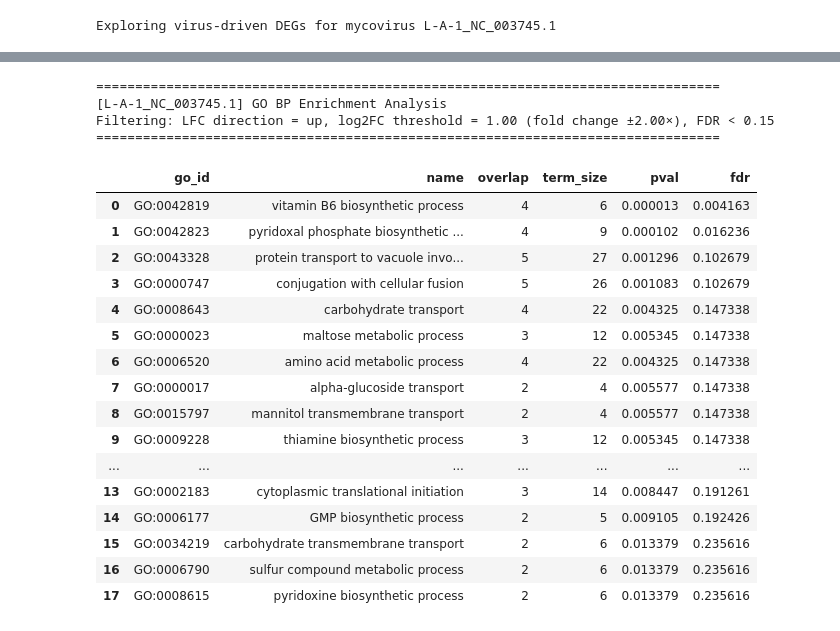
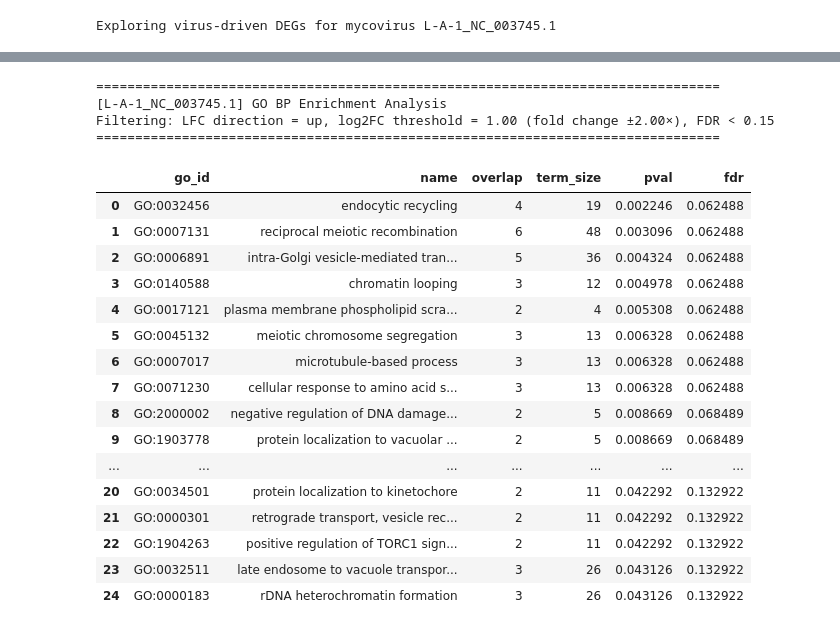
Before and after one commit to irahorecka/yeastvirome, a Jupyter notebook: jupyter/lmm.ipynb, the cells around one changed output, grey strips where cells are left out. Drawn from its saved outputs; the diff is of its cells as text; code cells hidden in the pictures.

```diff
--- a/jupyter/lmm.ipynb
+++ b/jupyter/lmm.ipynb
@@ -881,17 +1317,12 @@ virus = viruses[0]
 print(f"Exploring virus-driven DEGs for mycovirus {virus}")
 
 # Build metadata
-meta = build_metadata(
-    virome_path="data/virome250531.tsv",
-    virus=virus,
-    min_rpm=5,
-    clade_path="data/strain_ecodata.csv",
-)
+meta = build_metadata("data/virome250531.tsv", virus=virus, background="none", min_rpm=5.0)
 # %% [output]
 Exploring virus-driven DEGs for mycovirus L-A-1_NC_003745.1
 # %%
 # Filter clades with fewer than N members
-min_clade_members = 3
+min_clade_members = 2
 valid_clades = meta["clade"].value_counts()[lambda x: x >= min_clade_members].index
 meta = meta[meta["clade"].isin(valid_clades)]
 
@@ -914,8 +1345,11 @@ results_orfs.head()
 enriched = enrich_lmm_results(results_orfs, SYS2STD, SYS2DESC)
 enriched = enriched.sort_values("beta", ascending=False)
 
+# Define filter direction
+LFC_DIRECTION = 'down'
+
 # Apply filtering
-filtered = filter_enriched(enriched, lfc_filter="up", fdr_thresh=0.25, lfc_cutoff=0.0)
+filtered = filter_enriched(enriched, lfc_filter=LFC_DIRECTION, fdr_thresh=0.25, lfc_cutoff=0.0)
 # Export (outside the function)
 filtered.to_csv(
     f'~/Desktop/{virus.lower().replace(" ", "_")}_sig_{LFC_FILTER}reg_genes.csv', index=False
@@ -946,49 +1380,53 @@ filtered[["label", "description", "beta", "fdr"]].head(20).style.set_properties(
 # %%
-# Build ranks (you used FDR ascending; that's fine — enrichment uses only the index)
+# ranks: we only use the index (gene IDs); order matters if you use top_k
 ranks = filtered.set_index("gene")["fdr"].abs().sort_values(ascending=True)
 
-# Run enrichment; pass your existing LFC filter flag here
+# Typical, publication-style (genes filtered first; annotated background; BH-FDR on terms)
 go_bp_df = run_go_bp_enrichment(
-    results_orfs=results_orfs,
+    results_orfs=enriched,  # don't use 'filtered' or 'results_orf'
     ranks=ranks,
     go_json_path="data/annotations/go_bp.json",
-    lfc_cutoff=0,
-    fdr_thresh=0.25,
-    lfc_direction=LFC_FILTER,  # e.g., "up", "down", "both", or None
+    gene_fdr_column="fdr",
+    gene_fdr_threshold=0.25,   # per-gene FDR filter
+    gene_lfc_column="beta",
+    gene_lfc_direction=LFC_DIRECTION,
+    gene_lfc_threshold=0,    # |log2FC| ≥ 1
+    gobp_fdr_threshold=0.25,   # GO-term BH-FDR cutoff
+    use_annotated_universe=True,
 )
 
 # Printing / reporting kept OUTSIDE
 true_fc = 2**1.0
 print("=" * 80)
 print(f"[{virus}] GO BP Enrichment Analysis")
 print(
     f"Filtering: LFC direction = {LFC_FILTER or 'none'}, "
     f"log2FC threshold = {1.0:.2f} (fold change ±{true_fc:.2f}×), "
     f"FDR < {0.15}"
 )
 print("=" * 80)
 
 go_bp_df.head(25)
 # %% [output]
 ================================================================================
 [L-A-1_NC_003745.1] GO BP Enrichment Analysis
 Filtering: LFC direction = up, log2FC threshold = 1.00 (fold change ±2.00×), FDR < 0.15
 ================================================================================
 |  | go_id | name | overlap | term_size | pval | fdr |
-| 0 | GO:0042819 | vitamin B6 biosynthetic process | 4 | 6 | 0.000013 | 0.004163 |
-| 1 | GO:0042823 | pyridoxal phosphate biosynthetic ... | 4 | 9 | 0.000102 | 0.016236 |
-| 2 | GO:0043328 | protein transport to vacuole invo... | 5 | 27 | 0.001296 | 0.102679 |
-| 3 | GO:0000747 | conjugation with cellular fusion | 5 | 26 | 0.001083 | 0.102679 |
-| 4 | GO:0008643 | carbohydrate transport | 4 | 22 | 0.004325 | 0.147338 |
-| 5 | GO:0000023 | maltose metabolic process | 3 | 12 | 0.005345 | 0.147338 |
-| 6 | GO:0006520 | amino acid metabolic process | 4 | 22 | 0.004325 | 0.147338 |
-| 7 | GO:0000017 | alpha-glucoside transport | 2 | 4 | 0.005577 | 0.147338 |
-| 8 | GO:0015797 | mannitol transmembrane transport | 2 | 4 | 0.005577 | 0.147338 |
-| 9 | GO:0009228 | thiamine biosynthetic process | 3 | 12 | 0.005345 | 0.147338 |
+| 0 | GO:0032456 | endocytic recycling | 4 | 19 | 0.002246 | 0.062488 |
+| 1 | GO:0007131 | reciprocal meiotic recombination | 6 | 48 | 0.003096 | 0.062488 |
+| 2 | GO:0006891 | intra-Golgi vesicle-mediated tran... | 5 | 36 | 0.004324 | 0.062488 |
+| 3 | GO:0140588 | chromatin looping | 3 | 12 | 0.004978 | 0.062488 |
+| 4 | GO:0017121 | plasma membrane phospholipid scra... | 2 | 4 | 0.005308 | 0.062488 |
+| 5 | GO:0045132 | meiotic chromosome segregation | 3 | 13 | 0.006328 | 0.062488 |
+| 6 | GO:0007017 | microtubule-based process | 3 | 13 | 0.006328 | 0.062488 |
+| 7 | GO:0071230 | cellular response to amino acid s... | 3 | 13 | 0.006328 | 0.062488 |
+| 8 | GO:2000002 | negative regulation of DNA damage... | 2 | 5 | 0.008669 | 0.068489 |
+| 9 | GO:1903778 | protein localization to vacuolar ... | 2 | 5 | 0.008669 | 0.068489 |
 | ... | ... | ... | ... | ... | ... | ... |
-| 13 | GO:0002183 | cytoplasmic translational initiation | 3 | 14 | 0.008447 | 0.191261 |
-| 14 | GO:0006177 | GMP biosynthetic process | 2 | 5 | 0.009105 | 0.192426 |
-| 15 | GO:0034219 | carbohydrate transmembrane transport | 2 | 6 | 0.013379 | 0.235616 |
-| 16 | GO:0006790 | sulfur compound metabolic process | 2 | 6 | 0.013379 | 0.235616 |
-| 17 | GO:0008615 | pyridoxine biosynthetic process | 2 | 6 | 0.013379 | 0.235616 |
+| 20 | GO:0034501 | protein localization to kinetochore | 2 | 11 | 0.042292 | 0.132922 |
+| 21 | GO:0000301 | retrograde transport, vesicle rec... | 2 | 11 | 0.042292 | 0.132922 |
+| 22 | GO:1904263 | positive regulation of TORC1 sign... | 2 | 11 | 0.042292 | 0.132922 |
+| 23 | GO:0032511 | late endosome to vacuole transpor... | 3 | 26 | 0.043126 | 0.132922 |
+| 24 | GO:0000183 | rDNA heterochromatin formation | 3 | 26 | 0.043126 | 0.132922 |
 # %%
```
Also changed, not shown: parts of 29 cells of this notebook, 1 other file.
